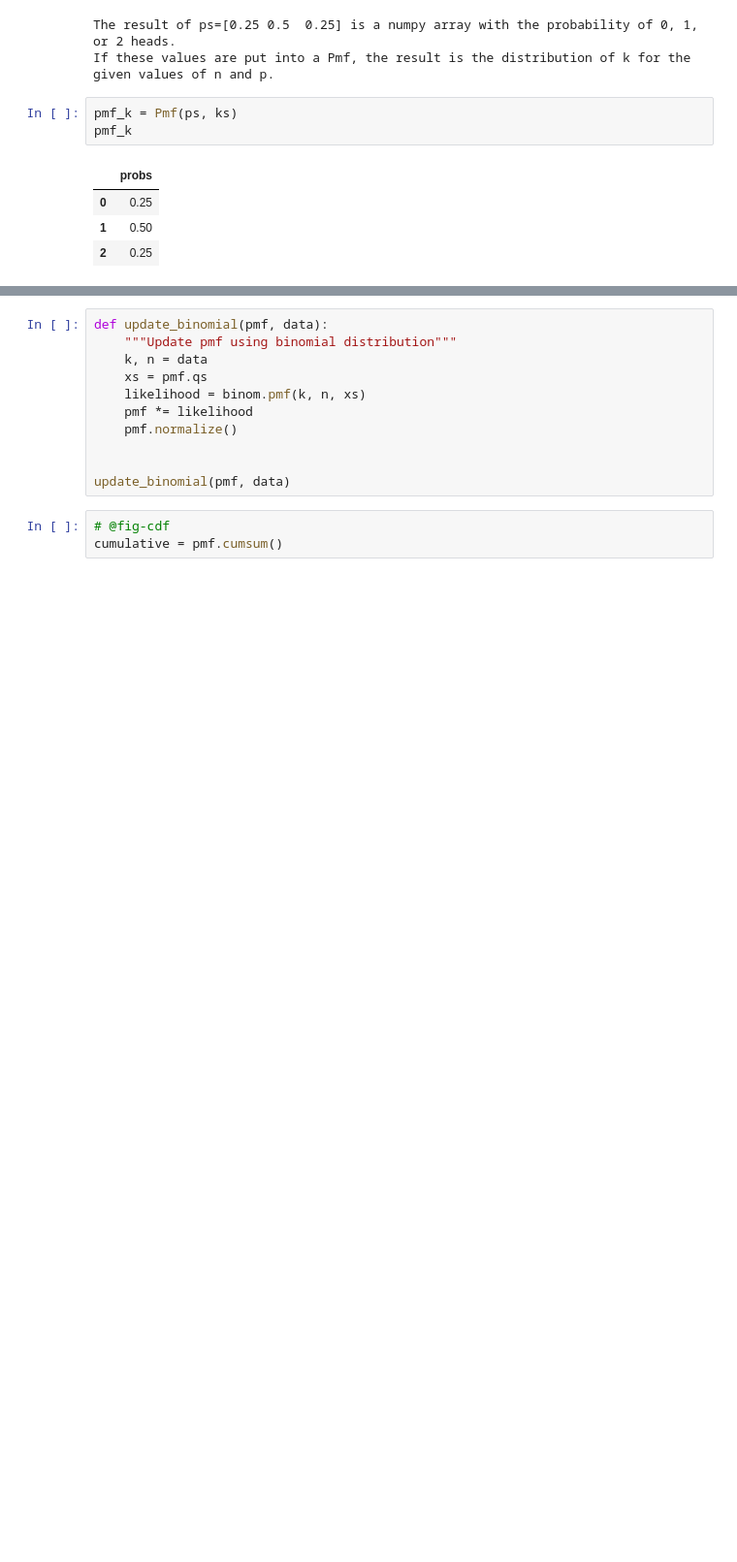
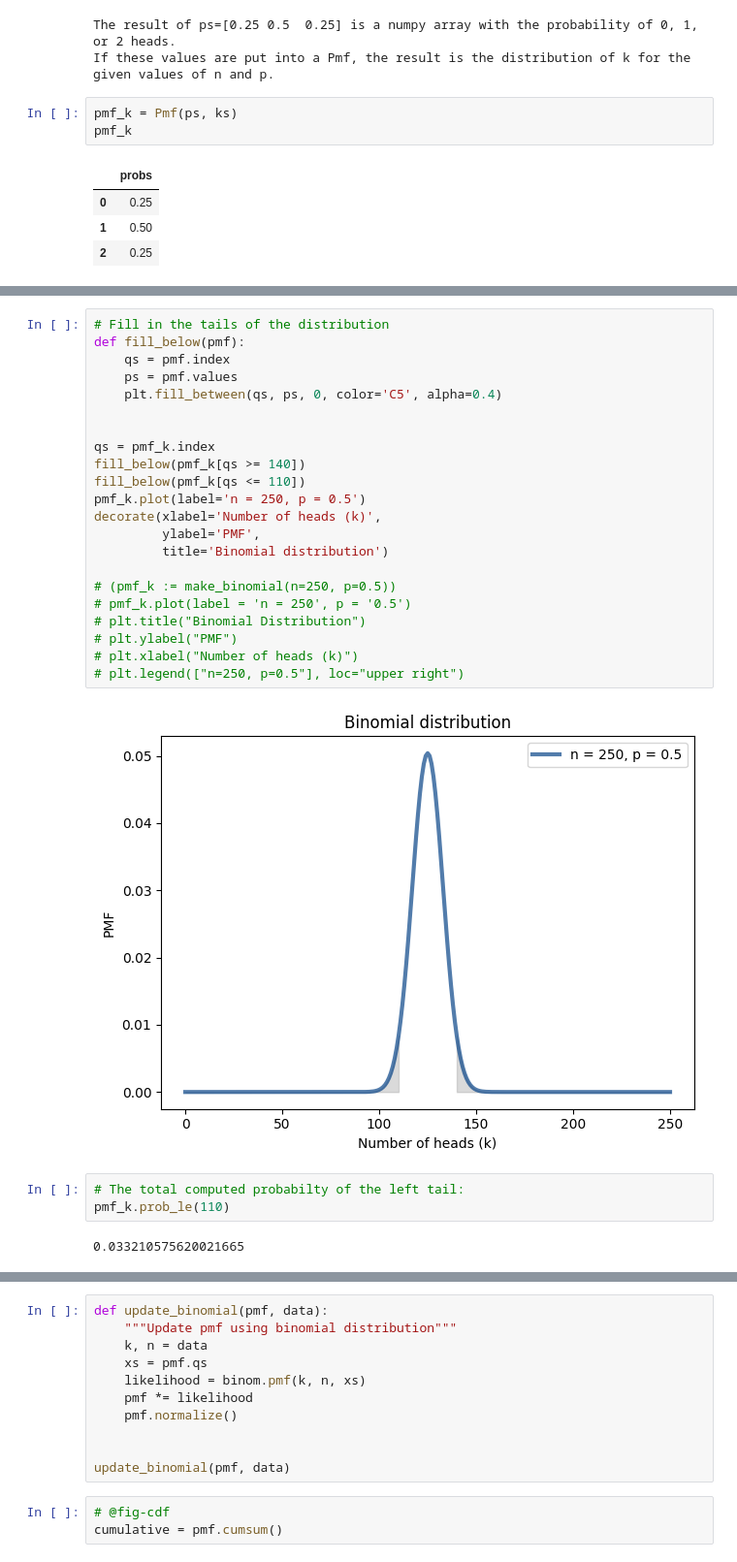
Before and after one commit to eo1989/mkt_stats_notes, a Jupyter notebook: Think_bayes_notes_eo_quarto_launched.ipynb, the cells around one changed output, grey strips where cells are left out. Shown: that part at 97% size. Saved outputs shown, nothing was run; the diff lists cells and outputs as text; blank space fills up the shorter version.

```diff
--- a/Think_bayes_notes_eo_quarto_launched.ipynb
+++ b/Think_bayes_notes_eo_quarto_launched.ipynb
@@ -65,0 +124,29 @@ plt.legend(["n=250, p=0.5"], loc="upper right")
+# %%
+# Fill in the tails of the distribution
+def fill_below(pmf):
+    qs = pmf.index
+    ps = pmf.values
+    plt.fill_between(qs, ps, 0, color='C5', alpha=0.4)
+
+
+qs = pmf_k.index
+fill_below(pmf_k[qs >= 140])
+fill_below(pmf_k[qs <= 110])
+pmf_k.plot(label='n = 250, p = 0.5')
+decorate(xlabel='Number of heads (k)',
+         ylabel='PMF',
+         title='Binomial distribution')
+
+# (pmf_k := make_binomial(n=250, p=0.5))
+# pmf_k.plot(label = 'n = 250', p = '0.5')
+# plt.title("Binomial Distribution")
+# plt.ylabel("PMF")
+# plt.xlabel("Number of heads (k)")
+# plt.legend(["n=250, p=0.5"], loc="upper right")
+# %% [output]
+[figure, added]
+# %%
+# The total computed probabilty of the left tail:
+pmf_k.prob_le(110)
+# %% [output]
+0.033210575620021665
```
Also changed, not shown: parts of 27 cells of this notebook, 23 other files.
